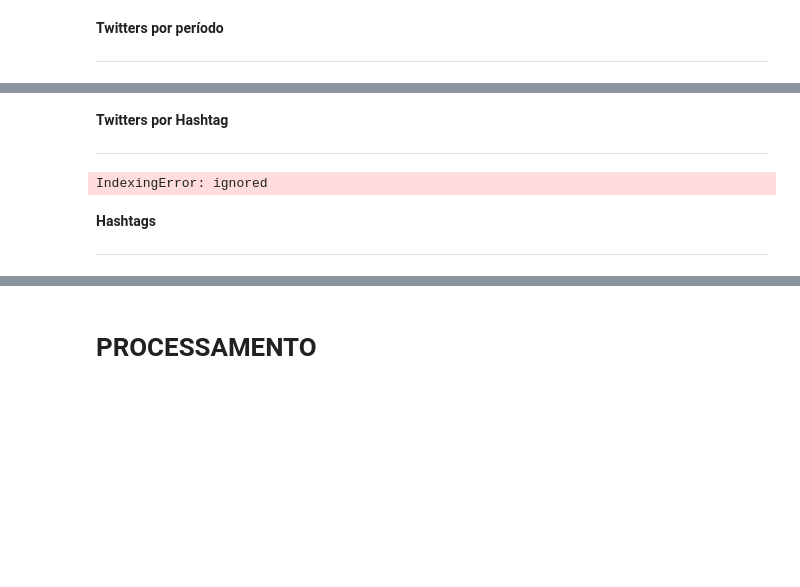
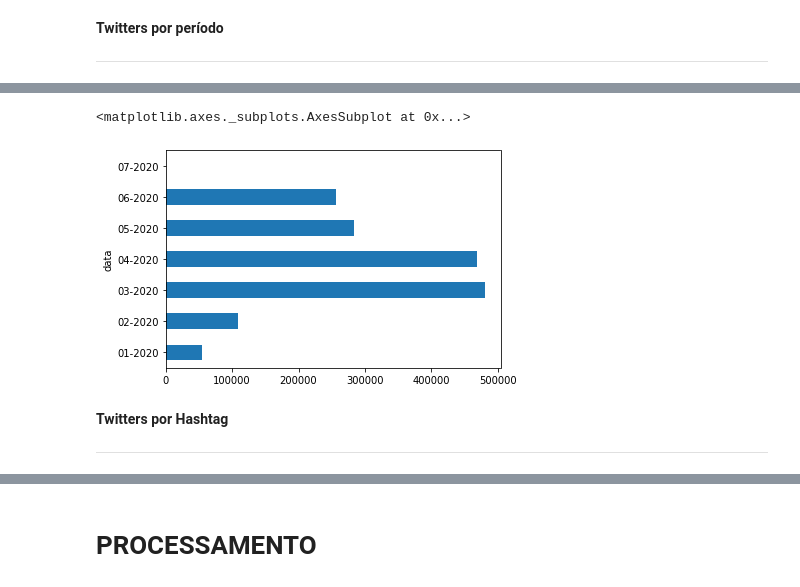
Before and after one commit to pauloigorms/covid-twitter-pecd, a Jupyter notebook: Programacao_Ciencia_Dados.ipynb, the cells around one changed output, grey strips where cells are left out. Drawn from its saved outputs; the diff is of its cells as text; code cells hidden in the pictures; blank space fills up the shorter version.

```diff
--- a/Programacao_Ciencia_Dados.ipynb
+++ b/Programacao_Ciencia_Dados.ipynb
@@ -204,12 +202,10 @@ Text(0, 0.5, 'Mês 2020')
+# %%
+bar = raw_data.groupby('data').count()['texto']
+bar.plot.barh()
+# %% [output]
+<matplotlib.axes._subplots.AxesSubplot at 0x...>
+[figure, added]
 # %% [markdown]
 **Twitters por Hashtag**
 
 ---
-# %%
-raw_data[raw_data.pais == "Brazil"].groupby('hashtags').count().head(5)
-# %% [output]
-IndexingError: ignored
-# %% [markdown]
-**Hashtags**
-
----
```
Also changed, not shown: parts of 15 cells of this notebook.
